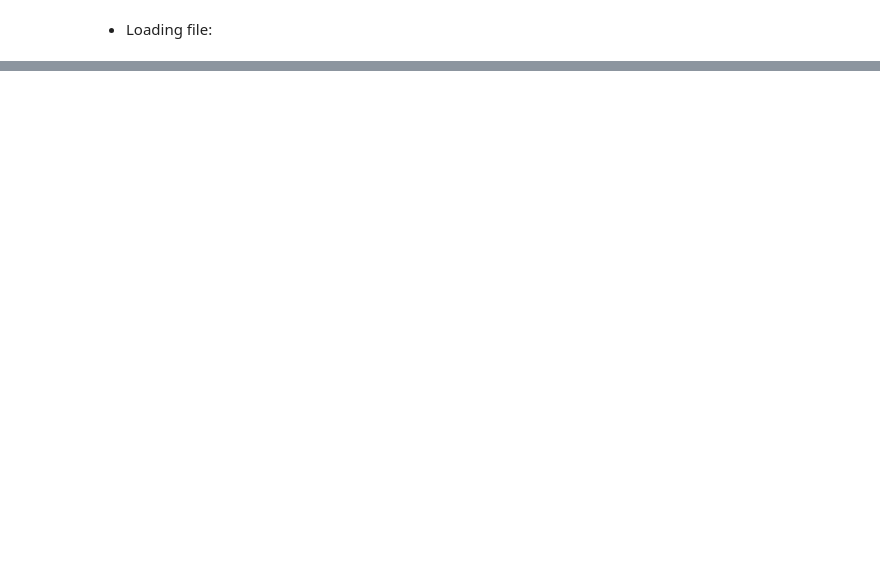
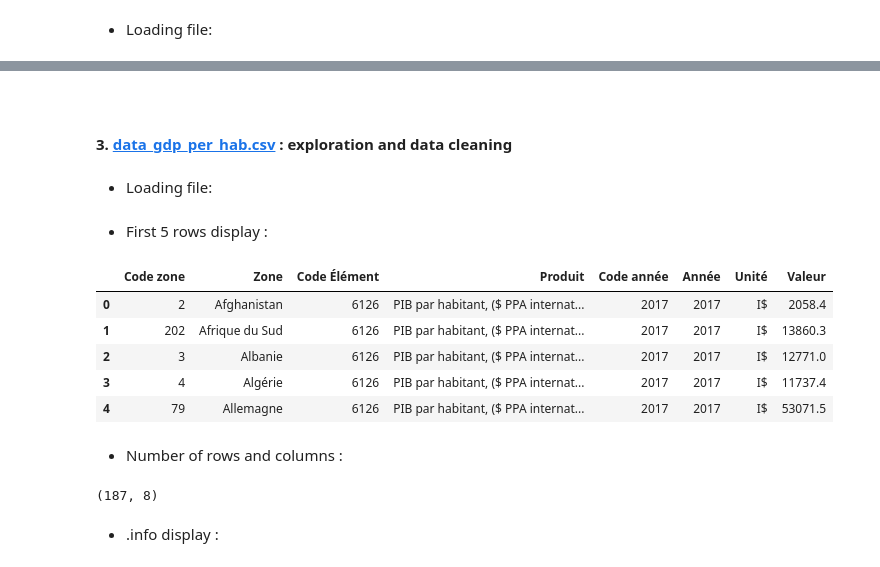
Before and after one commit to donia-nefiz/Produce-a-world-market-research-with-Python, a Jupyter notebook: _1. World-market-research_Data-preprocessing.ipynb, the cells around one changed output, grey strips where cells are left out. Saved outputs shown, nothing was run; the diff lists cells and outputs as text; code cells hidden in the pictures; blank space fills up the shorter version.

```diff
--- a/1 World-market-research_Exploration-and-data-cleaning.ipynb
+++ b/_1. World-market-research_Data-preprocessing.ipynb
@@ -829,0 +1060,27 @@ memory usage: 12.0+ KB
+# %% [markdown]
+<a id='another_cell_k'></a>
+# %% [markdown]
+#### 3. [data_gdp_per_hab.csv](http://localhost:8888/edit/data_PIB_hab_2017.csv) : exploration and data cleaning
+# %% [markdown]
+- Loading file:
+# %%
+data_gdp_per_hab = pd.read_csv('data_PIB_hab_2017.csv', sep=';')
+# %% [markdown]
+- First 5 rows display :
+# %%
+data_gdp_per_hab.head()
+# %% [output]
+|  | Code zone | Zone | Code Élément | Produit | Code année | Année | Unité | Valeur |
+| 0 | 2 | Afghanistan | 6126 | PIB par habitant, ($ PPA internat... | 2017 | 2017 | I$ | 2058.4 |
+| 1 | 202 | Afrique du Sud | 6126 | PIB par habitant, ($ PPA internat... | 2017 | 2017 | I$ | 13860.3 |
+| 2 | 3 | Albanie | 6126 | PIB par habitant, ($ PPA internat... | 2017 | 2017 | I$ | 12771.0 |
+| 3 | 4 | Algérie | 6126 | PIB par habitant, ($ PPA internat... | 2017 | 2017 | I$ | 11737.4 |
+| 4 | 79 | Allemagne | 6126 | PIB par habitant, ($ PPA internat... | 2017 | 2017 | I$ | 53071.5 |
+# %% [markdown]
+- Number of rows and columns :
+# %%
+data_gdp_per_hab.shape
+# %% [output]
+(187, 8)
+# %% [markdown]
+- .info display :
```
Also changed, not shown: parts of 104 cells of this notebook, 1 other file.
